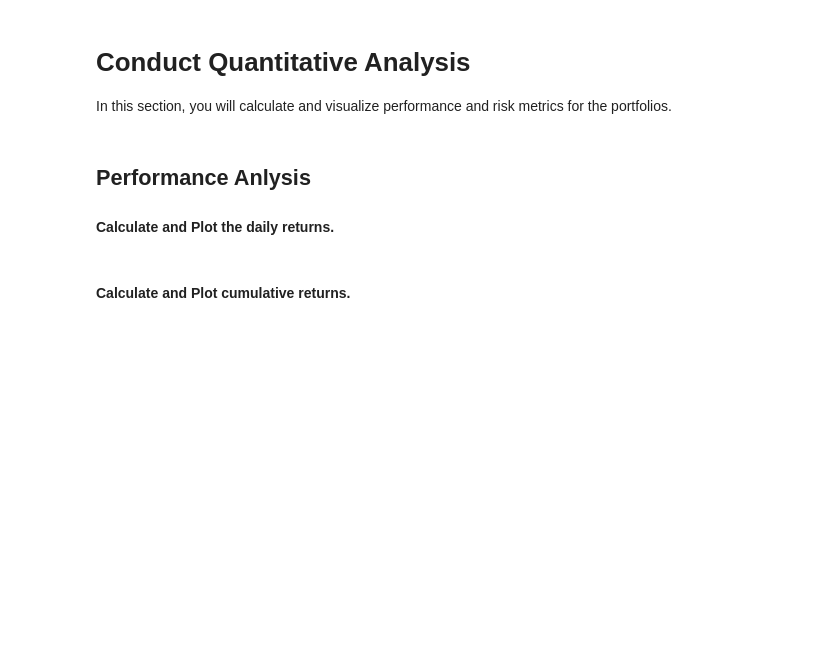
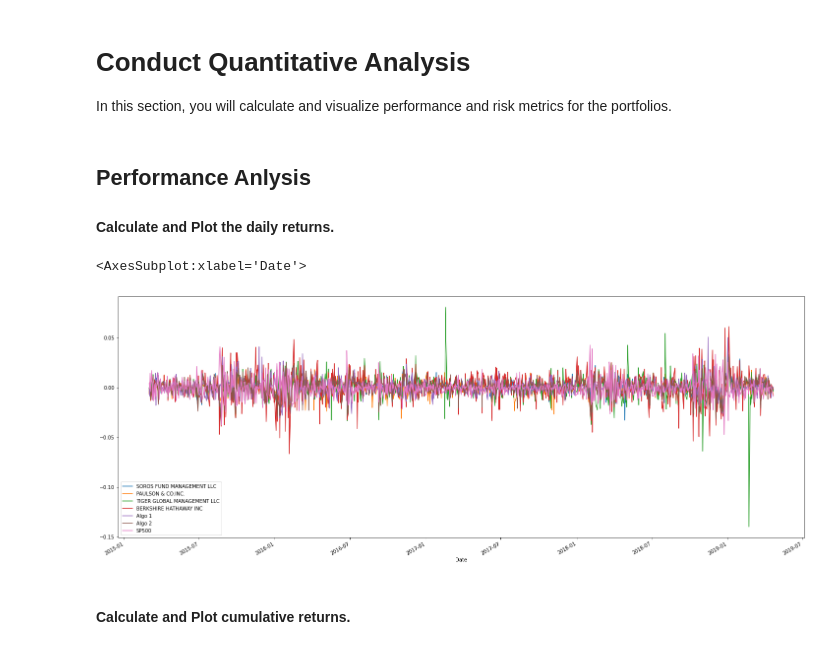
Before and after one commit to crisstelista/FinTech-Bootcamp, a Jupyter notebook: PREWORK_CP/Module-4/Homework/whale_analysis.ipynb, the cells around one changed output. Cells and saved outputs as stored; diff of their text form; code cells hidden in the pictures; blank space fills up the shorter version.

```diff
--- a/PREWORK_CP/Module-4/Homework/whale_analysis.ipynb
+++ b/PREWORK_CP/Module-4/Homework/whale_analysis.ipynb
@@ -195,6 +195,10 @@ In this section, you will calculate and visualize performance and risk metrics f
 #### Calculate and Plot the daily returns.
 # %%
 # Plot daily returns of all portfolios
+combined_df.plot(figsize=(25,10))
+# %% [output]
+<AxesSubplot:xlabel='Date'>
+[figure, added]
 # %% [markdown]
 #### Calculate and Plot cumulative returns.
 # %%
```
Also changed, not shown: parts of 6 cells of this notebook.
